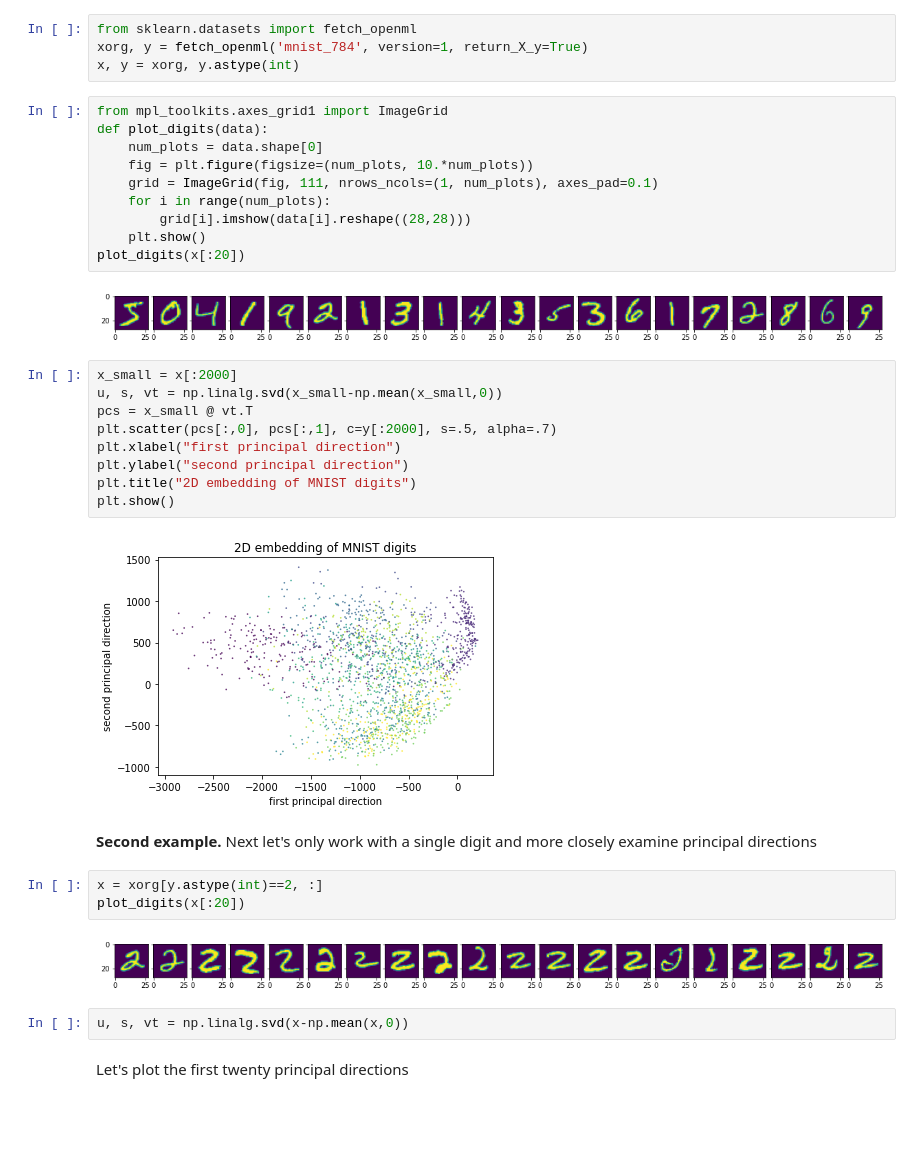
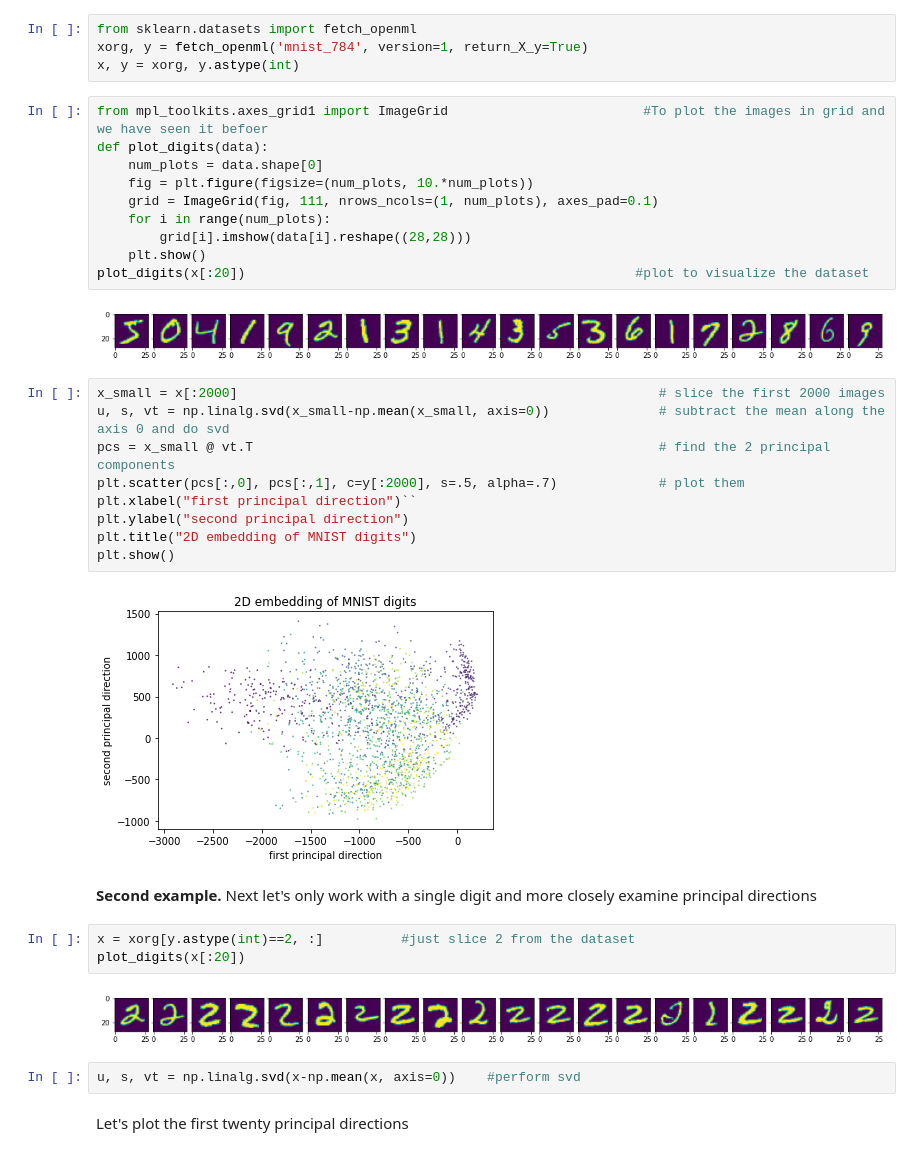
Before and after one commit to mravanba/comp551-notebooks, a Jupyter notebook: PCA.ipynb, the cells around one changed output. Drawn from its saved outputs; the diff is of its cells as text; blank space fills up the shorter version.

```diff
--- a/PCA.ipynb
+++ b/PCA.ipynb
@@ -100,7 +102,7 @@ from sklearn.datasets import fetch_openml
 xorg, y = fetch_openml('mnist_784', version=1, return_X_y=True)
 x, y = xorg, y.astype(int)
 # %%
-from mpl_toolkits.axes_grid1 import ImageGrid
+from mpl_toolkits.axes_grid1 import ImageGrid                         #To plot the images in grid and we have seen it befoer
 def plot_digits(data):
     num_plots = data.shape[0]
     fig = plt.figure(figsize=(num_plots, 10.*num_plots))
@@ -108,30 +110,30 @@ def plot_digits(data):
     for i in range(num_plots):
         grid[i].imshow(data[i].reshape((28,28)))
     plt.show()
-plot_digits(x[:20])
+plot_digits(x[:20])                                                  #plot to visualize the dataset
 # %% [output]
 [figure]
 # %%
-x_small = x[:2000]
-u, s, vt = np.linalg.svd(x_small-np.mean(x_small,0))
-pcs = x_small @ vt.T
-plt.scatter(pcs[:,0], pcs[:,1], c=y[:2000], s=.5, alpha=.7)
-plt.xlabel("first principal direction")
+x_small = x[:2000]                                                      # slice the first 2000 images
+u, s, vt = np.linalg.svd(x_small-np.mean(x_small, axis=0))              # subtract the mean along the axis 0 and do svd
+pcs = x_small @ vt.T                                                    # find the 2 principal components
+plt.scatter(pcs[:,0], pcs[:,1], c=y[:2000], s=.5, alpha=.7)             # plot them
+plt.xlabel("first principal direction")``
 plt.ylabel("second principal direction")
 plt.title("2D embedding of MNIST digits")
 plt.show()
 # %% [output]
-[figure, old version]
+[figure, new version]
 # %% [markdown]
 **Second example.**
 Next let's only work with a single digit and more closely examine principal directions
 # %%
-x = xorg[y.astype(int)==2, :]
+x = xorg[y.astype(int)==2, :]          #just slice 2 from the dataset
 plot_digits(x[:20])
 # %% [output]
 [figure]
 # %%
-u, s, vt = np.linalg.svd(x-np.mean(x,0))
+u, s, vt = np.linalg.svd(x-np.mean(x, axis=0))    #perform svd
 # %% [markdown]
 Let's plot the first twenty principal directions
 # %%
```
Also changed, not shown: parts of 10 cells of this notebook.
